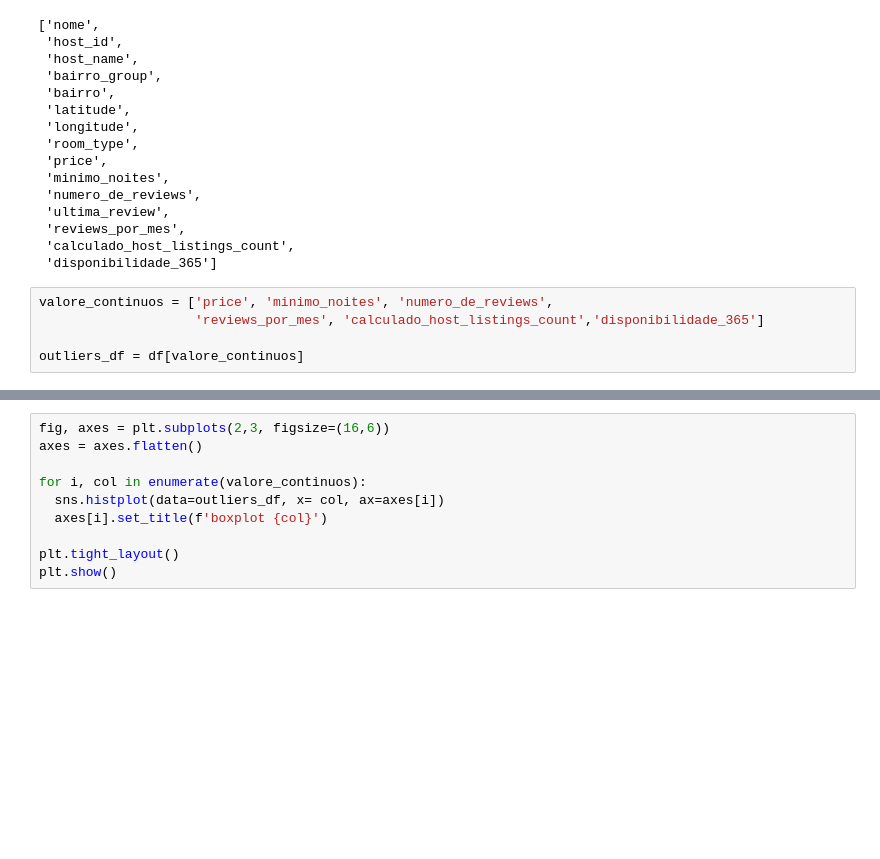
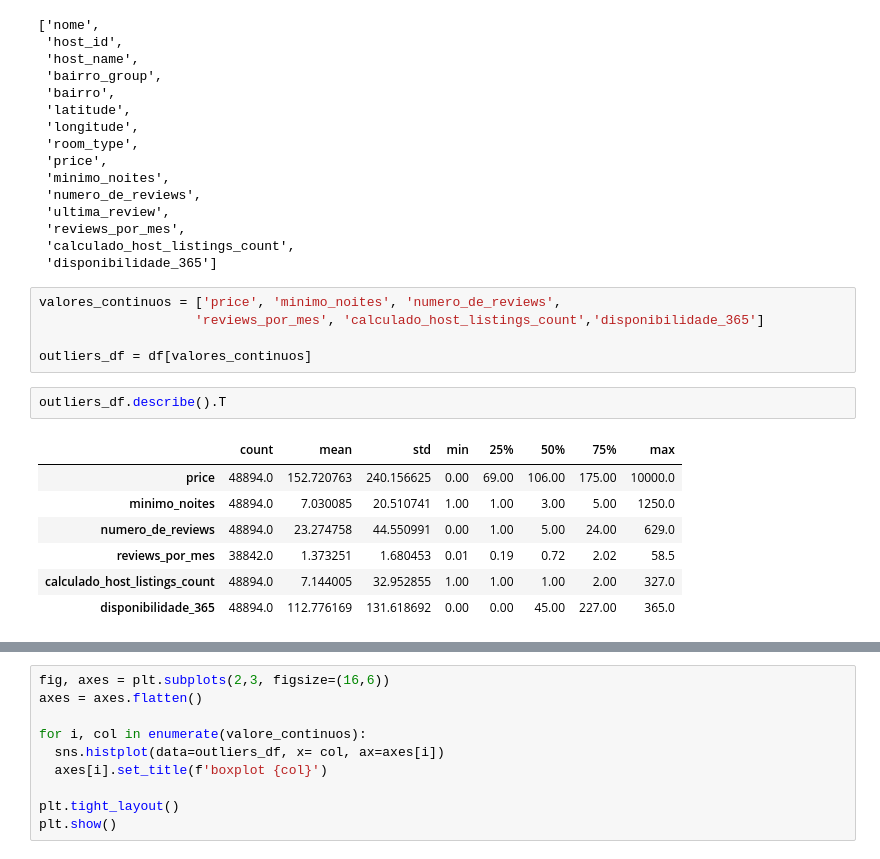
Before and after one commit to AurelioGuilherme/AmbienteDeDesenvolvimento, a Jupyter notebook: Notebooks/data_understanding.ipynb, the cells around one changed output, grey strips where cells are left out. Saved outputs shown, nothing was run; the diff lists cells and outputs as text; blank space fills up the shorter version.

```diff
--- a/Notebooks/data_understanding.ipynb
+++ b/Notebooks/data_understanding.ipynb
@@ -107,7 +107,17 @@ lista
  'calculado_host_listings_count',
  'disponibilidade_365']
 # %%
-valore_continuos = ['price', 'minimo_noites', 'numero_de_reviews',
+valores_continuos = ['price', 'minimo_noites', 'numero_de_reviews',
                     'reviews_por_mes', 'calculado_host_listings_count','disponibilidade_365']
 
-outliers_df = df[valore_continuos]
+outliers_df = df[valores_continuos]
+# %%
+outliers_df.describe().T
+# %% [output]
+|  | count | mean | std | min | 25% | 50% | 75% | max |
+| price | 48894.0 | 152.720763 | 240.156625 | 0.00 | 69.00 | 106.00 | 175.00 | 10000.0 |
+| minimo_noites | 48894.0 | 7.030085 | 20.510741 | 1.00 | 1.00 | 3.00 | 5.00 | 1250.0 |
+| numero_de_reviews | 48894.0 | 23.274758 | 44.550991 | 0.00 | 1.00 | 5.00 | 24.00 | 629.0 |
+| reviews_por_mes | 38842.0 | 1.373251 | 1.680453 | 0.01 | 0.19 | 0.72 | 2.02 | 58.5 |
+| calculado_host_listings_count | 48894.0 | 7.144005 | 32.952855 | 1.00 | 1.00 | 1.00 | 2.00 | 327.0 |
+| disponibilidade_365 | 48894.0 | 112.776169 | 131.618692 | 0.00 | 0.00 | 45.00 | 227.00 | 365.0 |
```
Also changed, not shown: parts of 12 cells of this notebook, 3 other files.
